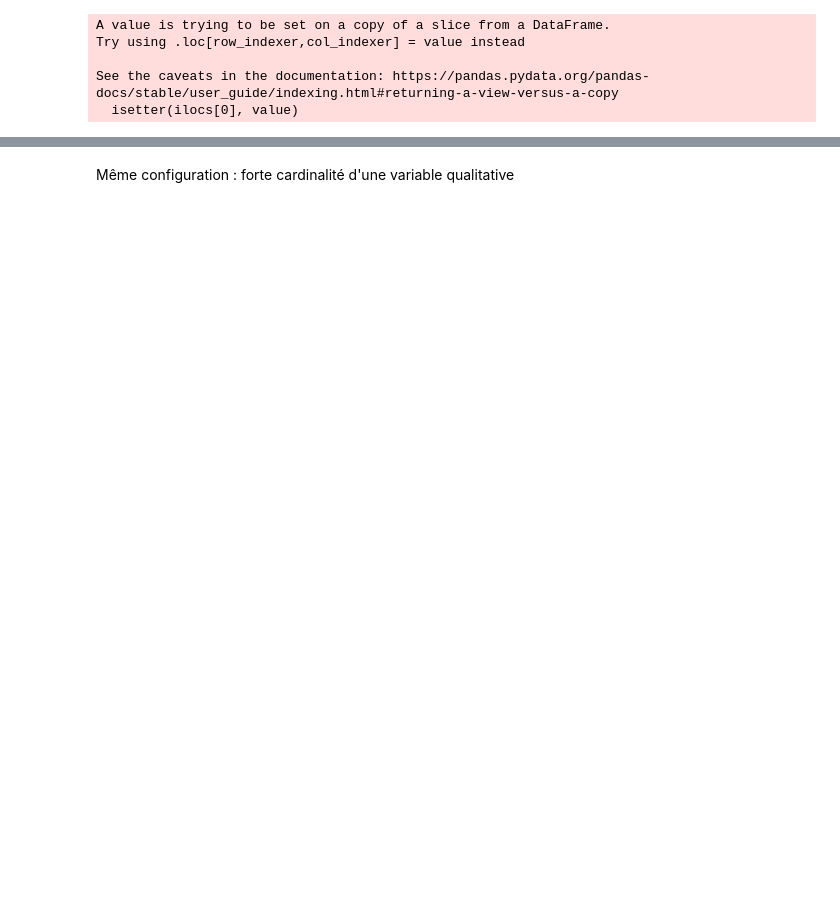
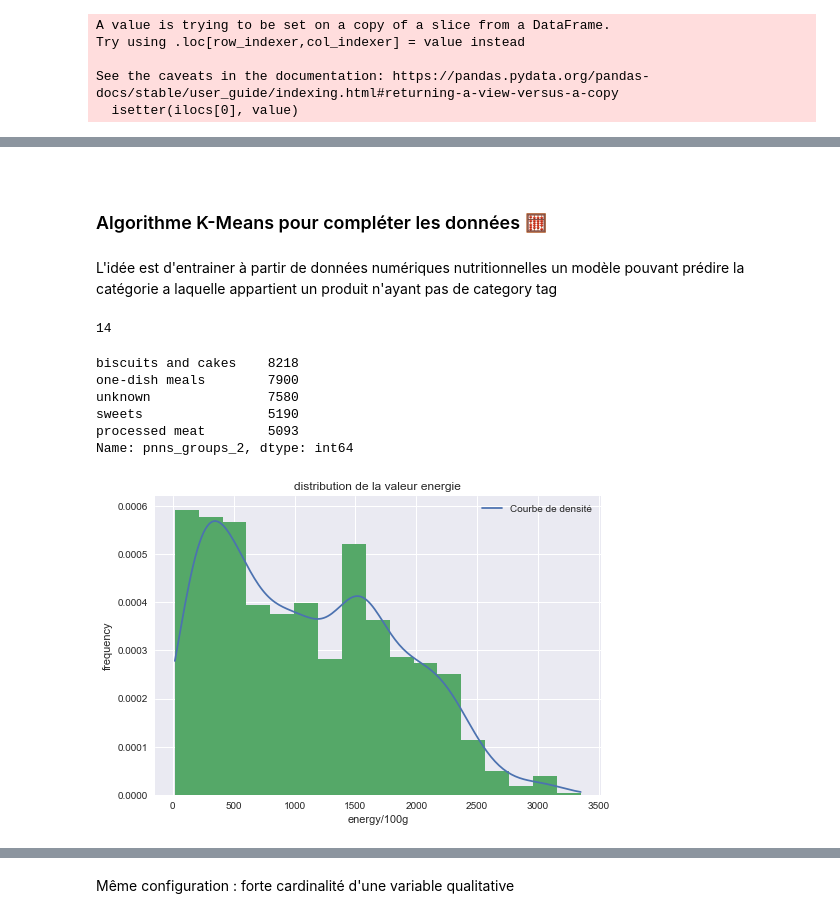
Before and after one commit to khub41/OC_P03, a Jupyter notebook: data_analysis.ipynb, the cells around one changed output, grey strips where cells are left out. Cells and saved outputs as stored; diff of their text form; code cells hidden in the pictures; blank space fills up the shorter version.

```diff
--- a/data_analysis.ipynb
+++ b/data_analysis.ipynb
@@ -384,0 +499,23 @@ TODO : Faire un KNN sur les données "Unknown" : 8.2% des données
+# %% [markdown]
+<a id='categ_kmeans'></a>
+# %% [markdown]
+### Algorithme K-Means pour compléter les données  🧮
+# %% [markdown]
+L'idée est d'entrainer à partir de données numériques nutritionnelles un modèle pouvant prédire la catégorie a laquelle appartient un produit n'ayant pas de category tag
+# %%
+len(data_filtre['pnns_groups_1'].unique())
+# %% [output]
+14
+# %%
+data_filtre['pnns_groups_2'].value_counts().head(5)
+# %% [output]
+biscuits and cakes    8218
+one-dish meals        7900
+unknown               7580
+sweets                5190
+processed meat        5093
+Name: pnns_groups_2, dtype: int64
+# %%
+plot_histo(data_filtre['energy_100g'], title="distribution de la valeur energie", drop_outliers=0.01, xlabel="energy/100g")
+# %% [output]
+[figure, added]
```
Also changed, not shown: parts of 119 cells of this notebook, 1 other file.
